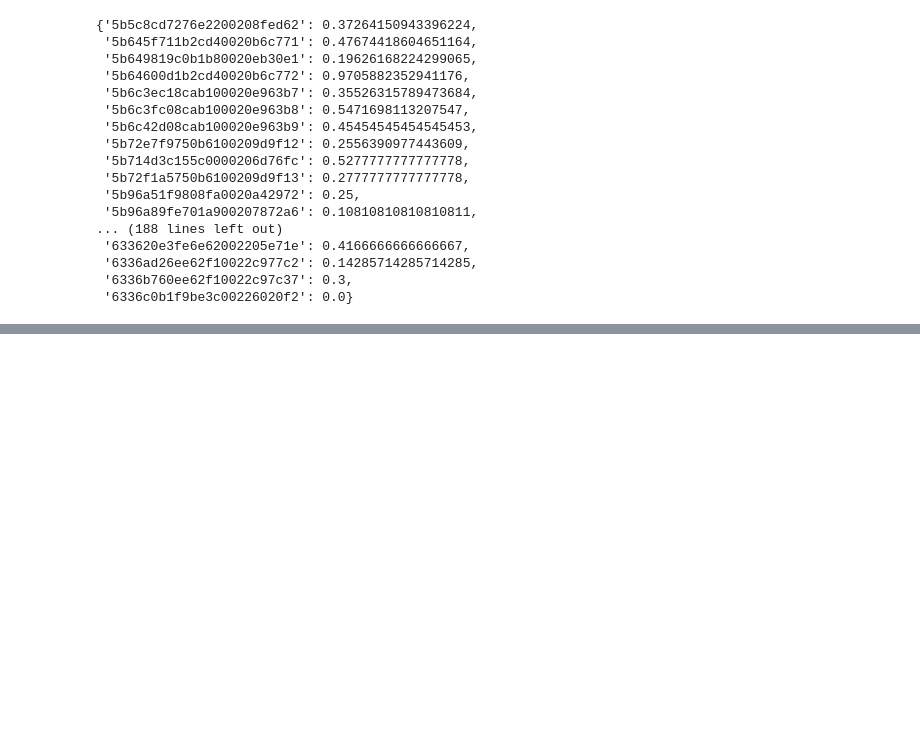
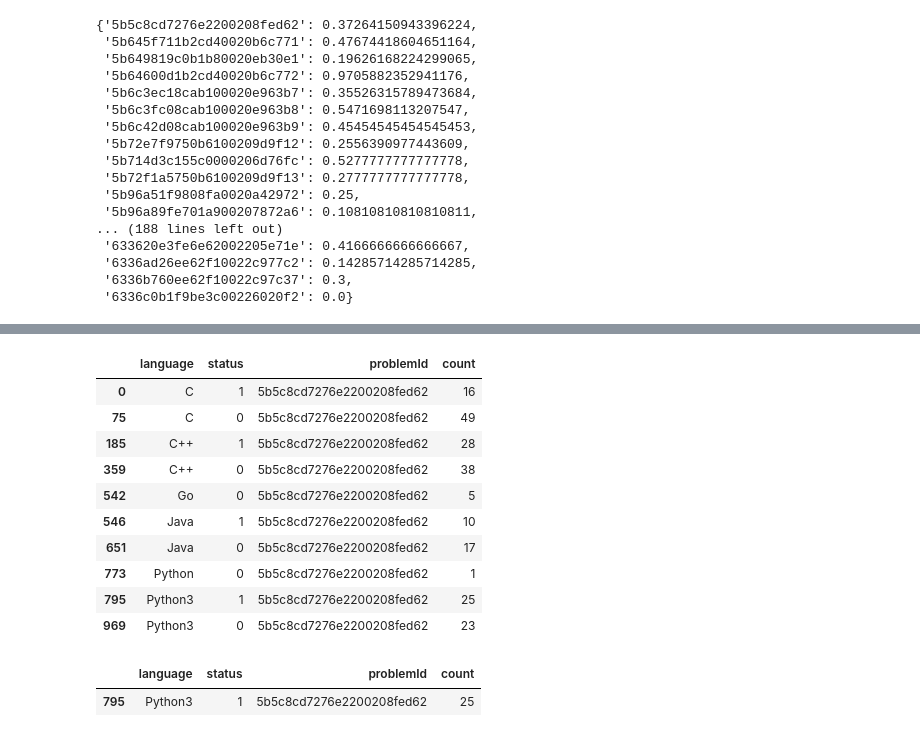
Before and after one commit to siesgstarena/synapse, a Jupyter notebook: notebooks/EDA/preprocessing.ipynb, the cells around one changed output, grey strips where cells are left out. Saved outputs shown, nothing was run; the diff lists cells and outputs as text; code cells hidden in the pictures; blank space fills up the shorter version.

```diff
--- a/notebooks/EDA/preprocessing.ipynb
+++ b/notebooks/EDA/preprocessing.ipynb
@@ -385,0 +422,2 @@ problem_group_language
+# %%
+group_language.replace(TO_REPLACE_STATUS,REPLACE_WITH_STATUS,inplace=True)
@@ -385,0 +464,19 @@ problem_group_language
+# %%
+group_language[group_language.problemId == '5b5c8cd7276e2200208fed62']
+# %% [output]
+|  | language | status | problemId | count |
+| 0 | C | 1 | 5b5c8cd7276e2200208fed62 | 16 |
+| 75 | C | 0 | 5b5c8cd7276e2200208fed62 | 49 |
+| 185 | C++ | 1 | 5b5c8cd7276e2200208fed62 | 28 |
+| 359 | C++ | 0 | 5b5c8cd7276e2200208fed62 | 38 |
+| 542 | Go | 0 | 5b5c8cd7276e2200208fed62 | 5 |
+| 546 | Java | 1 | 5b5c8cd7276e2200208fed62 | 10 |
+| 651 | Java | 0 | 5b5c8cd7276e2200208fed62 | 17 |
+| 773 | Python | 0 | 5b5c8cd7276e2200208fed62 | 1 |
+| 795 | Python3 | 1 | 5b5c8cd7276e2200208fed62 | 25 |
+| 969 | Python3 | 0 | 5b5c8cd7276e2200208fed62 | 23 |
+# %%
+group_language[(group_language.problemId == '5b5c8cd7276e2200208fed62') & (group_language.language == "Python3") & (group_language.status == 1)]
+# %% [output]
+|  | language | status | problemId | count |
+| 795 | Python3 | 1 | 5b5c8cd7276e2200208fed62 | 25 |
```
Also changed, not shown: parts of 6 cells of this notebook.
